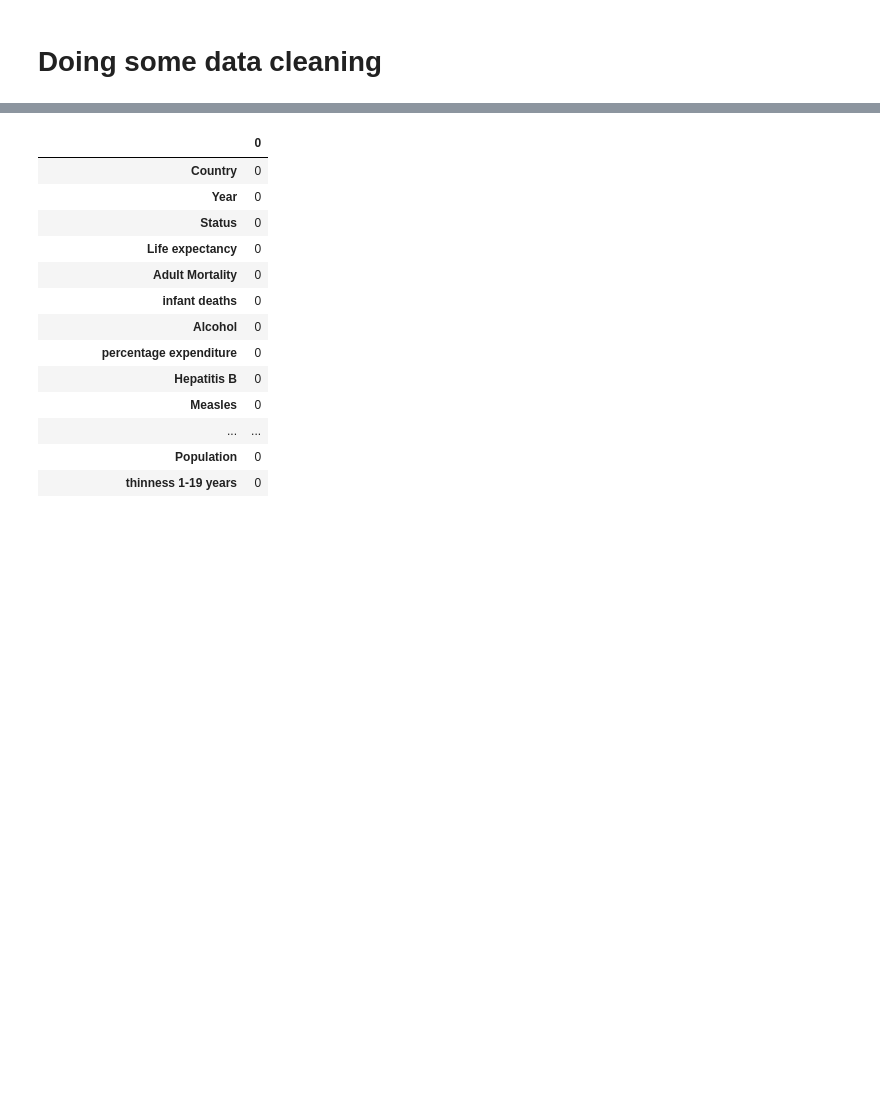
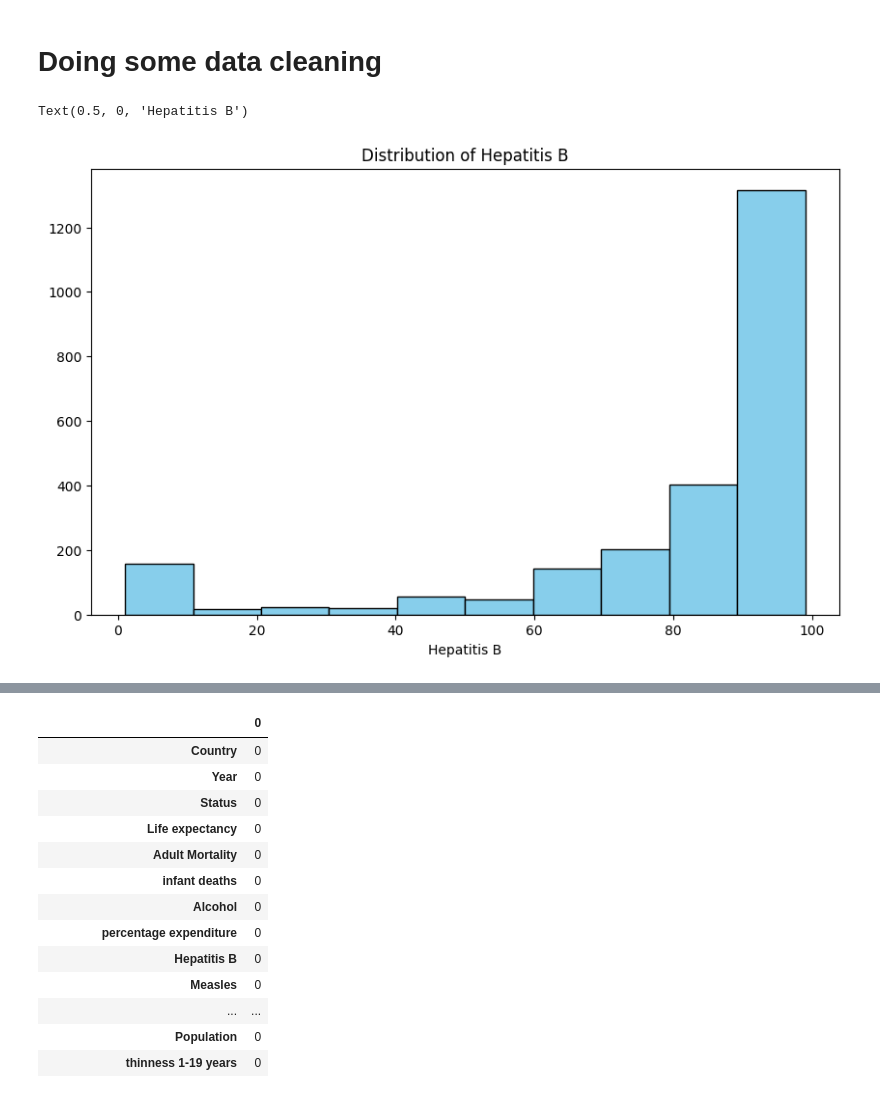
Before and after one commit to mk7890/Python_Data_Analysis, a Jupyter notebook: Life_Expectancy_DataCleaning&Visualization.ipynb, the cells around one changed output, grey strips where cells are left out. Cells and saved outputs as stored; diff of their text form; code cells hidden in the pictures; blank space fills up the shorter version.

```diff
--- a/Life_Expectancy_DataCleaning&Visualization.ipynb
+++ b/Life_Expectancy_DataCleaning&Visualization.ipynb
@@ -150,2 +169,11 @@ dtype: int64
 # %% [markdown]
 # Doing some data cleaning
+# %%
+# Hepatitis B distribution
+plt.figure(figsize=(10, 6))
+plt.hist(lifeExpectancy['Hepatitis B'], bins=10, color='skyblue', edgecolor='black')
+plt.title('Distribution of Hepatitis B')
+plt.xlabel('Hepatitis B')
+# %% [output]
+Text(0.5, 0, 'Hepatitis B')
+[figure, added]
```
Also changed, not shown: parts of 35 cells of this notebook.
